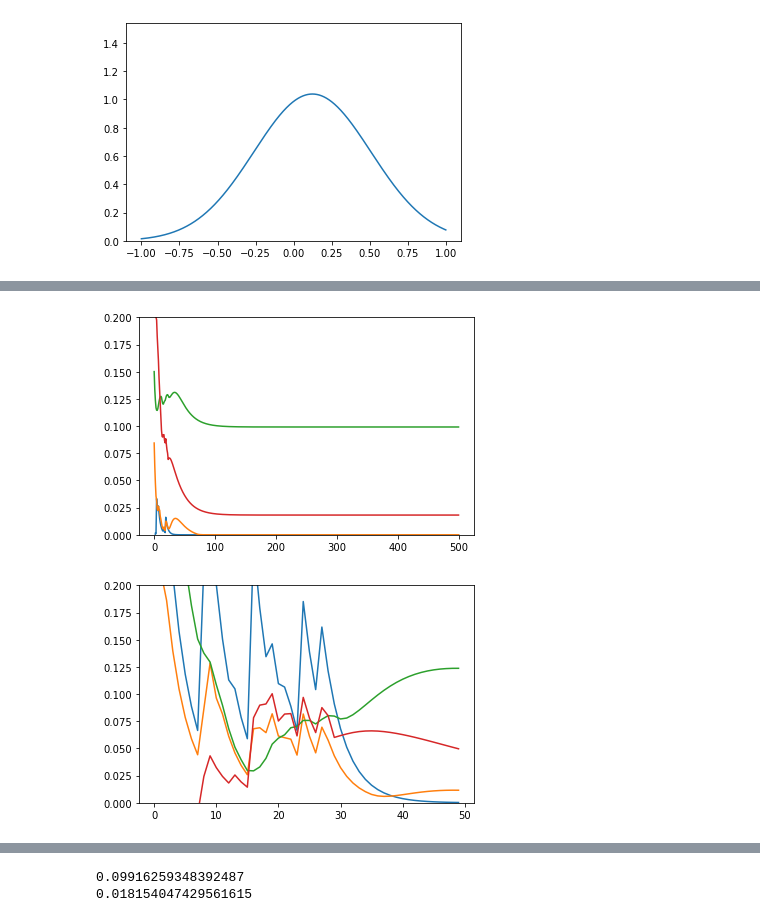
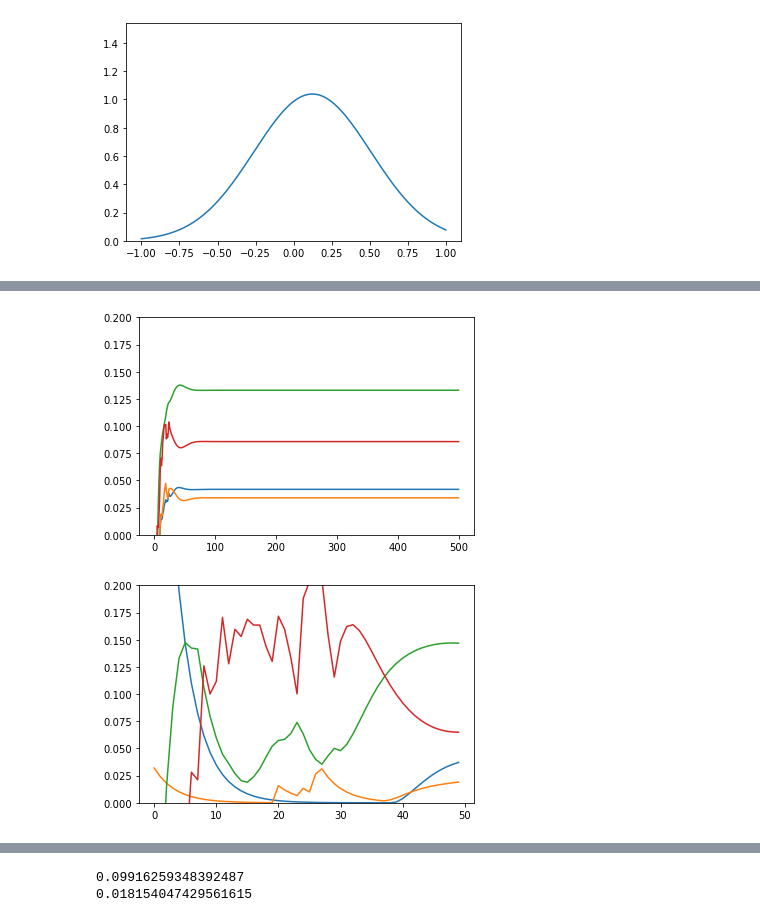
Before and after one commit to tripdancer0916/probabilistic-inference-rnn, a Jupyter notebook: jupyter/check_results.ipynb, the cells around one changed output, grey strips where cells are left out. Drawn from its saved outputs; the diff is of its cells as text; code cells hidden in the pictures.

```diff
--- a/jupyter/check_results.ipynb
+++ b/jupyter/check_results.ipynb
@@ -32,7 +32,7 @@ def make_signal(N, time_length, signal_length, mu, sigma):
         input_signals[i, :signal_length, 0] = signal
     return input_signals
 # %%
-config_path = '../cfg/posterior/12_1.cfg'
+config_path = '../cfg/posterior/16_1.cfg'
 with open(config_path, 'r') as f:
     cfg = yaml.safe_load(f)
 # %%
@@ -196,7 +197,7 @@ mu_posterior: 0.123, sigma_posterior: 0.384
 sample_num = 100
 
 outputs_np = np.zeros(sample_num)
-input_signal = make_signal(sample_num, time_length=500, signal_length=25, mu=0, sigma=0.1)
+input_signal = make_signal(sample_num, time_length=500, signal_length=25, mu=1, sigma=0.1)
 input_signal_split = np.split(input_signal, sample_num // cfg['TRAIN']['BATCHSIZE'])
 
 neural_dynamics = np.zeros((sample_num, 500, model.n_hid))
@@ -223,13 +254,13 @@ plt.show()
 # %%
-plt.plot(neural_dynamics[1, :, 4])
-plt.plot(neural_dynamics[1, :, 28])
+plt.plot(neural_dynamics[1, :, 8])
+plt.plot(neural_dynamics[1, :, 19])
 plt.plot(neural_dynamics[1, :, 17])
-plt.plot(neural_dynamics[1, :, 37])
+plt.plot(neural_dynamics[1, :, 26])
 
 plt.ylim([0, 0.2])
 plt.show()
 # %% [output]
-[figure, old version]
+[figure, new version]
 # %%
 sample_num = 100
 
@@ -249,12 +280,12 @@ for i in range(sample_num // cfg['TRAIN']['BATCHSIZE']):
     outputs_np[i * cfg['TRAIN']['BATCHSIZE']: (i + 1) * cfg['TRAIN']['BATCHSIZE']] = outputs.detach().numpy()[:, -1, 0]
     neural_dynamics2[i * cfg['TRAIN']['BATCHSIZE']: (i + 1) * cfg['TRAIN']['BATCHSIZE']] = hidden_list_np
 # %%
-plt.plot(neural_dynamics2[0, :50, 4])
-plt.plot(neural_dynamics2[0, :50, 28])
+plt.plot(neural_dynamics2[0, :50, 8])
+plt.plot(neural_dynamics2[0, :50, 19])
 plt.plot(neural_dynamics2[0, :50, 17])
-plt.plot(neural_dynamics2[0, :50, 37])
+plt.plot(neural_dynamics2[0, :50, 26])
 
 plt.ylim([0, 0.2])
 plt.show()
 # %% [output]
-[figure, old version]
+[figure, new version]
```
Also changed, not shown: parts of 10 cells of this notebook, 1 other file.
